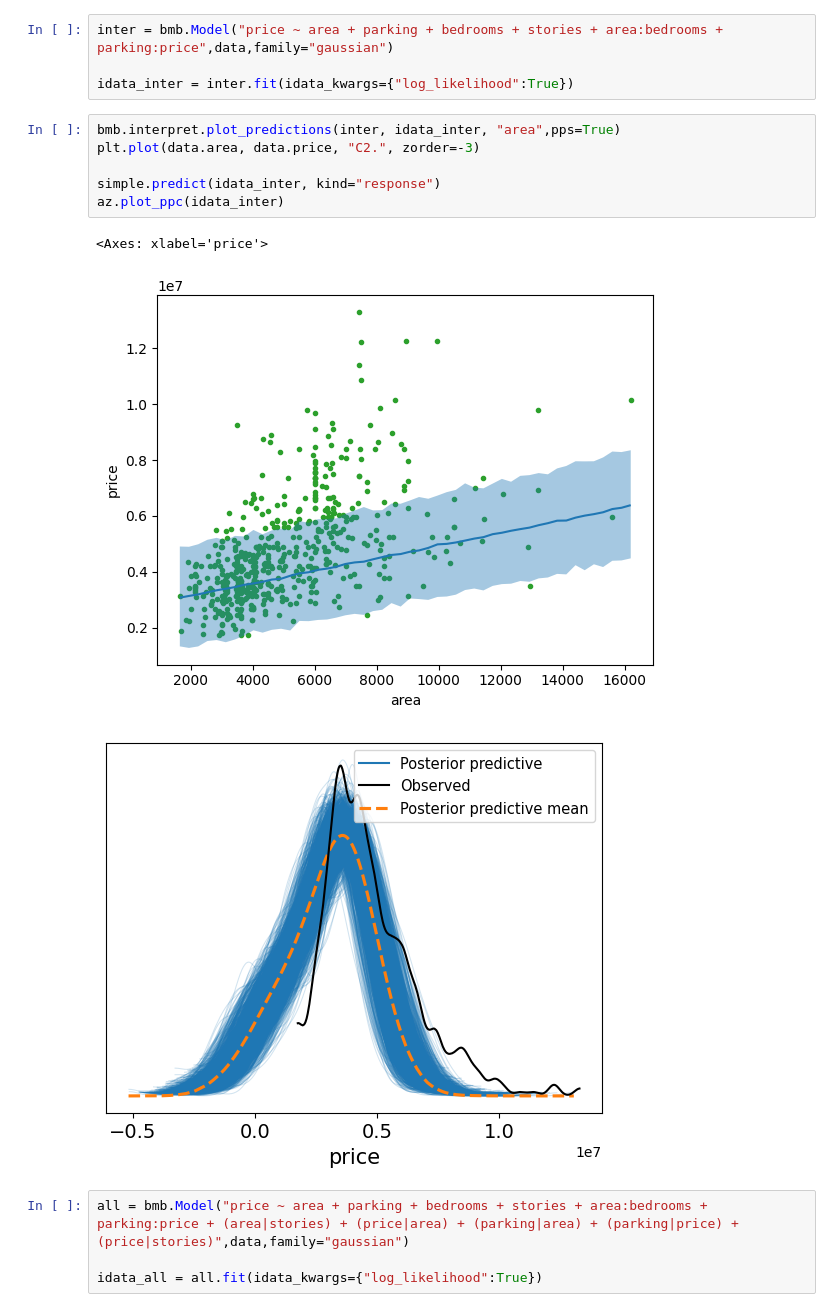
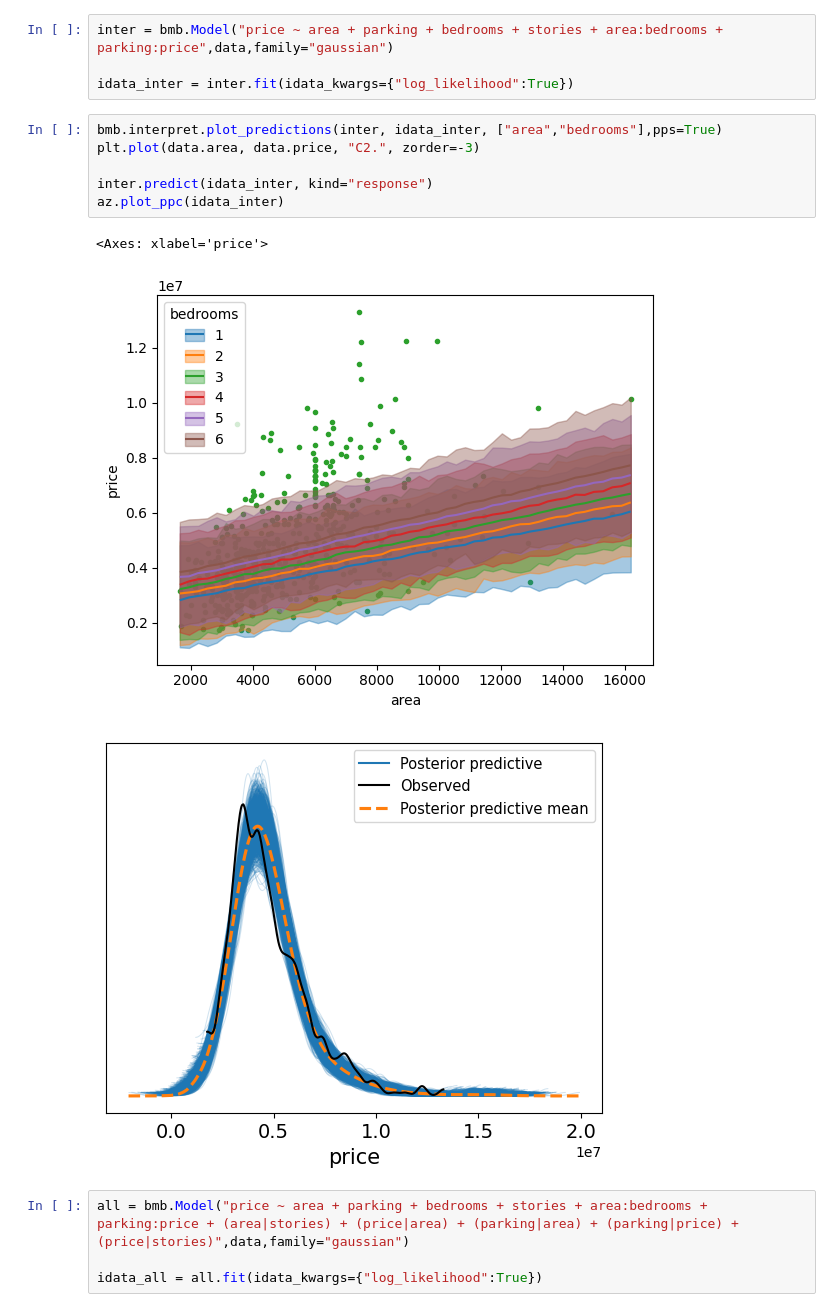
Before and after one commit to Bookas1468/data-science-google-colab, a Jupyter notebook: projects/LukaCookU6proj.ipynb, the cells around one changed output. Cells and saved outputs as stored; diff of their text form.

```diff
--- a/projects/LukaCookU6proj.ipynb
+++ b/projects/LukaCookU6proj.ipynb
@@ -98,15 +119,15 @@ inter = bmb.Model("price ~ area + parking + bedrooms + stories + area:bedrooms +
 
 idata_inter = inter.fit(idata_kwargs={"log_likelihood":True})
 # %%
-bmb.interpret.plot_predictions(inter, idata_inter, "area",pps=True)
+bmb.interpret.plot_predictions(inter, idata_inter, ["area","bedrooms"],pps=True)
 plt.plot(data.area, data.price, "C2.", zorder=-3)
 
-simple.predict(idata_inter, kind="response")
+inter.predict(idata_inter, kind="response")
 az.plot_ppc(idata_inter)
 # %% [output]
 <Axes: xlabel='price'>
-[figure, old version]
+[figure, new version]
-[figure, old version]
+[figure, new version]
 # %%
 all = bmb.Model("price ~ area + parking + bedrooms + stories + area:bedrooms + parking:price + (area|stories) + (price|area) + (parking|area) + (parking|price) + (price|stories)",data,family="gaussian")
 
```
Also changed, not shown: parts of 10 cells of this notebook.
